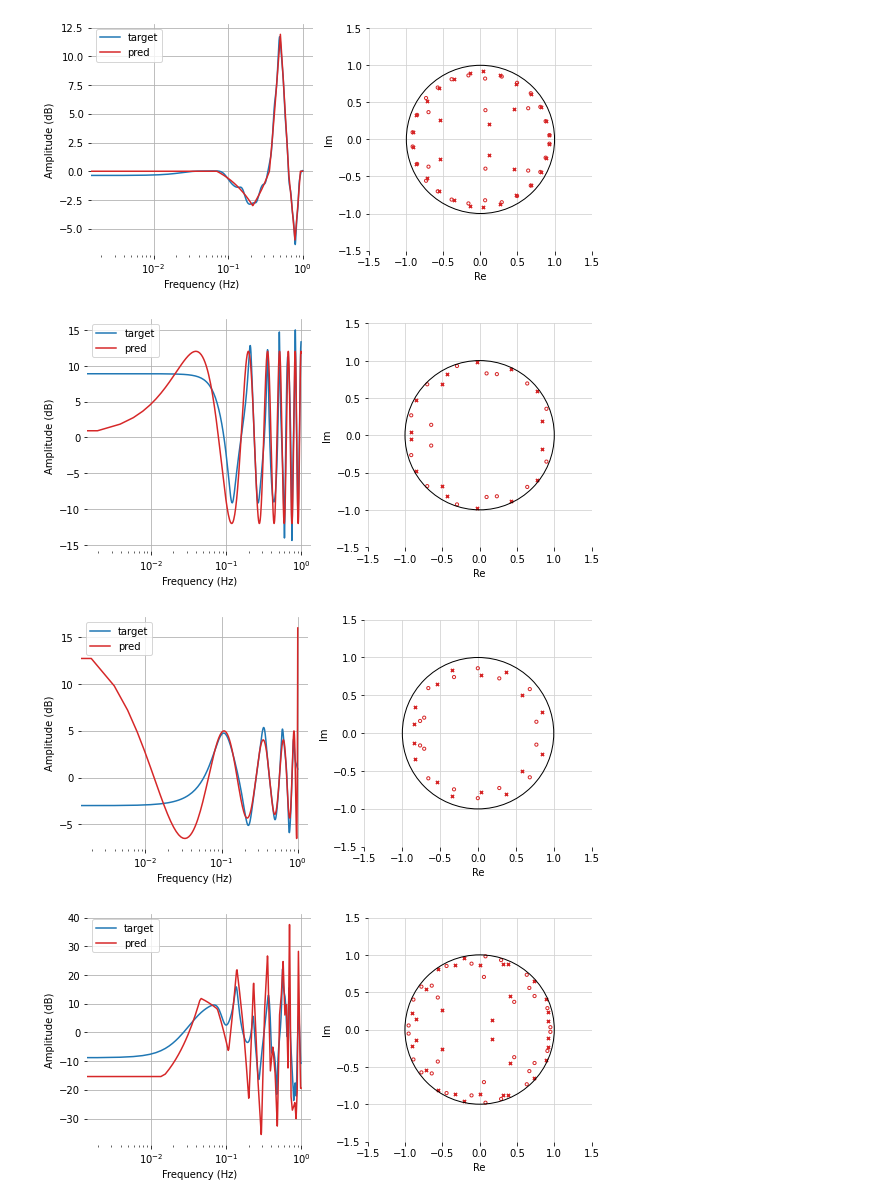
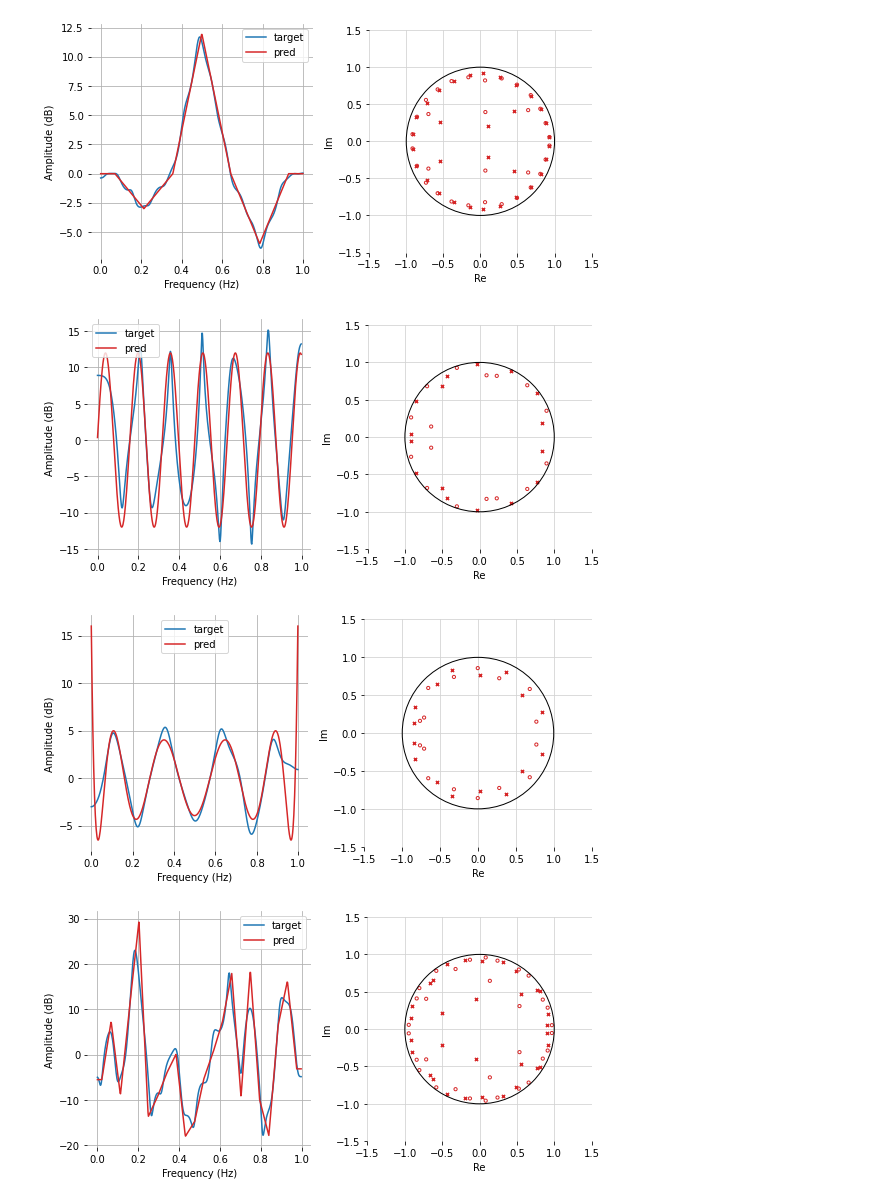
Before and after one commit to csteinmetz1/IIRNet, a Jupyter notebook: demos/demo.ipynb, the cells around one changed output. Drawn from its saved outputs; the diff is of its cells as text; code cells hidden in the pictures.

Commit message:
some update to notebook plotting

```diff
--- a/demos/demo.ipynb
+++ b/demos/demo.ipynb
@@ -21,7 +21,7 @@ def plot_response(sos, m):
     fix, axs = plt.subplots(nrows=1, ncols=2, figsize=(8, 4))
     axs[mag_idx].plot(w, 20 * np.log10(np.abs(h)), color="tab:blue", label="target")
     axs[mag_idx].plot(w, m_int.squeeze().numpy(), color="tab:red", label="pred")
-    axs[mag_idx].set_xscale("log")
+    #axs[mag_idx].set_xscale("log")
     # axs[mag_idx].set_ylim([-60, 40])
     axs[mag_idx].grid()
     axs[mag_idx].spines["top"].set_visible(False)
@@ -83,19 +83,19 @@ sos = designer(n, m, mode=mode, output=output)
 
 plot_response(sos, m)
 # %% [output]
-[figure, old version]
+[figure, new version]
 # %%
 n = 16  # Desired filter order (4, 8, 16, 32, 64)
-m = 12 * np.sin(2 * np.pi * np.linspace(0,2*np.pi, num=512))  # Magnitude response specification
-mode = "nearest"  # interpolation mode for specification
+m = 12 * np.sin(2 * np.pi * np.linspace(0,2*np.pi, num=512*4))  # Magnitude response specification
+mode = "linear"  # interpolation mode for specification
 output = "sos"  # Output type ("sos", or "ba")
 
 # now call the designer with parameters
 sos = designer(n, m, mode=mode, output=output)
 
 plot_response(sos, m)
 # %% [output]
-[figure, old version]
+[figure, new version]
 # %%
 n = 16  # Desired filter order (4, 8, 16, 32, 64)
 x = np.linspace(-1,1,num=512)
@@ -108,11 +108,11 @@ sos = designer(n, m, mode=mode, output=output)
 
 plot_response(sos, m)
 # %% [output]
-[figure, old version]
+[figure, new version]
 # %%
 n = 32  # Desired filter order (4, 8, 16, 32, 64)
 x = np.linspace(-1,1,num=512)
-m = 24 * np.random.randn(32)
+m = 12 * np.random.randn(22)
 mode = "linear"  # interpolation mode for specification
 output = "sos"  # Output type ("sos", or "ba")
 
@@ -121,4 +121,4 @@ sos = designer(n, m, mode=mode, output=output)
 
 plot_response(sos, m)
 # %% [output]
-[figure, old version]
+[figure, new version]
```
